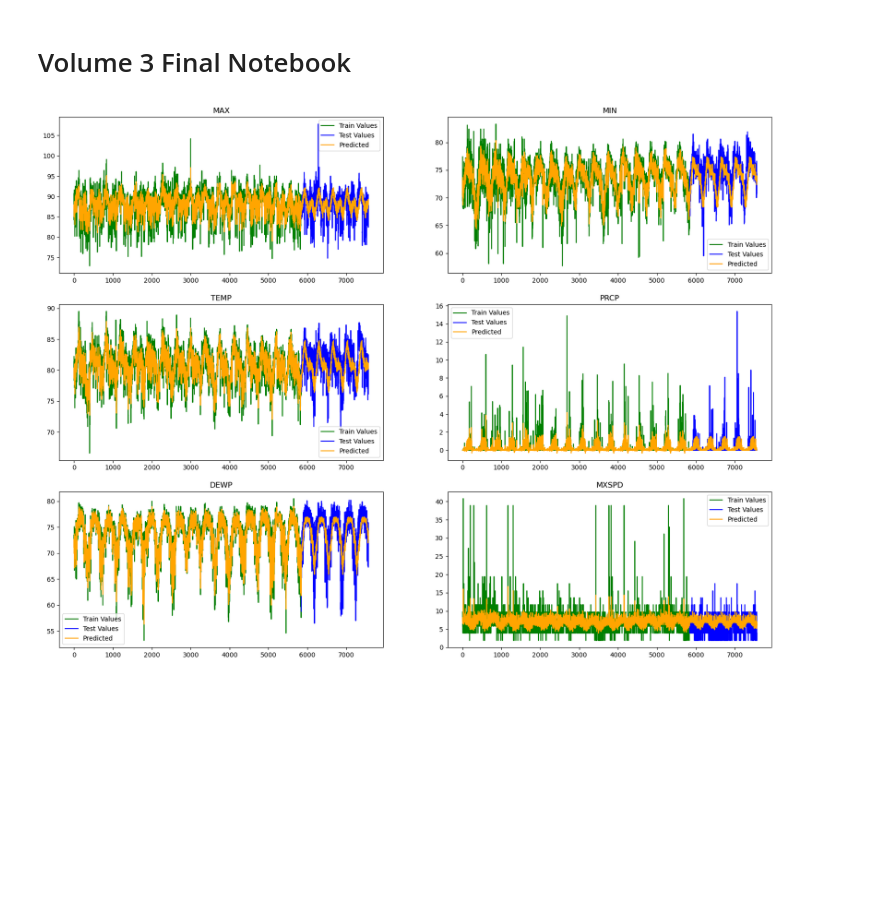
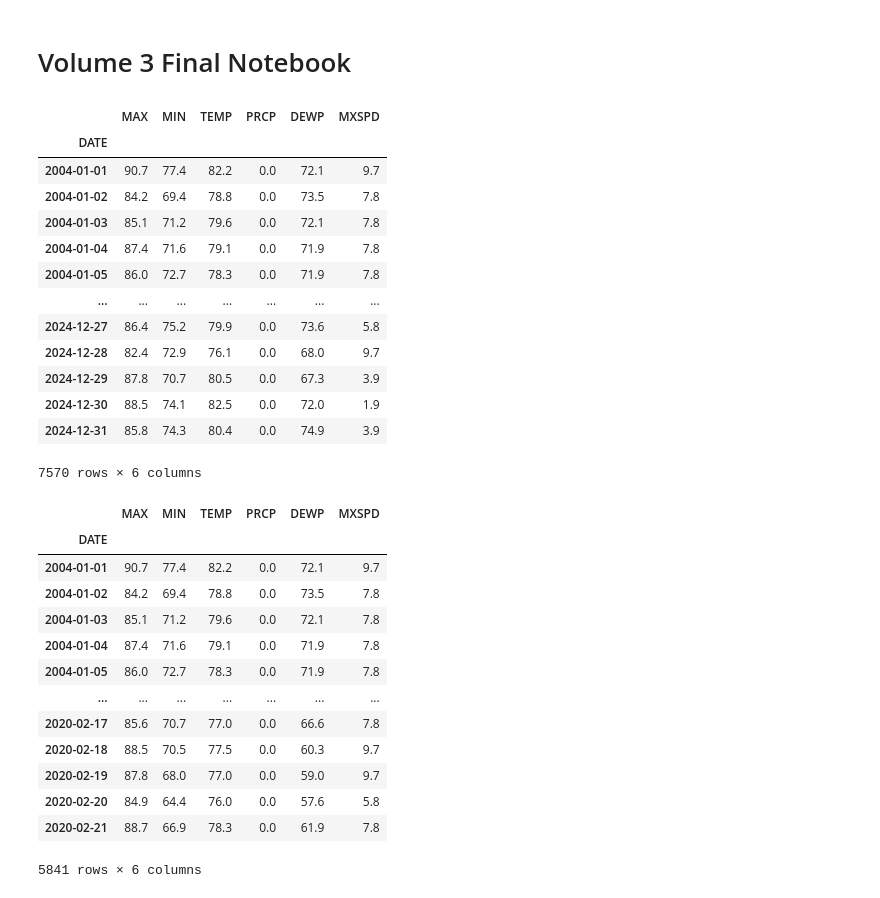
Before and after one commit to oescoba2/Vol3_WinterProject, a Jupyter notebook: final_nb.ipynb, the cells around one changed output. Cells and saved outputs as stored; diff of their text form; code cells hidden in the pictures; blank space fills up the shorter version.

```diff
--- a/final_nb.ipynb
+++ b/final_nb.ipynb
@@ -194,4 +197,21 @@ ph_data = clean_weather_data(DATA_DIR + 'ph_weather.csv', start_year=2004, end_y
 # %%
 train_int = int((len(ph_data) * .8) // 365 * 365)
 test_int = len(ph_data) - train_int
+# %%
+ph_data
+# %% [output]
+|  | MAX | MIN | TEMP | PRCP | DEWP | MXSPD |
+| DATE |  |  |  |  |  |  |
+| 2004-01-01 | 90.7 | 77.4 | 82.2 | 0.0 | 72.1 | 9.7 |
+| 2004-01-02 | 84.2 | 69.4 | 78.8 | 0.0 | 73.5 | 7.8 |
+| 2004-01-03 | 85.1 | 71.2 | 79.6 | 0.0 | 72.1 | 7.8 |
+| 2004-01-04 | 87.4 | 71.6 | 79.1 | 0.0 | 71.9 | 7.8 |
+| 2004-01-05 | 86.0 | 72.7 | 78.3 | 0.0 | 71.9 | 7.8 |
+| ... | ... | ... | ... | ... | ... | ... |
+| 2024-12-27 | 86.4 | 75.2 | 79.9 | 0.0 | 73.6 | 5.8 |
+| 2024-12-28 | 82.4 | 72.9 | 76.1 | 0.0 | 68.0 | 9.7 |
+| 2024-12-29 | 87.8 | 70.7 | 80.5 | 0.0 | 67.3 | 3.9 |
+| 2024-12-30 | 88.5 | 74.1 | 82.5 | 0.0 | 72.0 | 1.9 |
+| 2024-12-31 | 85.8 | 74.3 | 80.4 | 0.0 | 74.9 | 3.9 |
+7570 rows × 6 columns
 # %%
@@ -204,31 +221,20 @@ ph_train, ph_test = ph_data[:train_int+1], ph_data[train_int+1:]#train_test_spli
 wm_ph = WeatherModel(ph_train)
 wm_ph.fit(order=(1, 0, 1))
 predictions = wm_ph.predict(start=0, future=test_int-1)
-# %%
-
-
-unrolled_data = wm_ph.year_data.reshape(-1, wm_ph.year_data.shape[2]).T
-feature_names = ["MAX", "MIN", "TEMP", "PRCP", "DEWP", "MXSPD"]
-
-plt.subplots(3, 2, figsize=(20, 15))
-#print(ph_train.shape)
-for i in range(len(predictions)):
-    train_values = ph_train.values[:, i]
-    test_values = ph_test.values[:, i]
-    #print(i)
-    plt.subplot(3, 2, i + 1)
-    plt.title(feature_names[i])
-
-    plt.plot(np.arange(len(train_values)), train_values, 'g', label='Train Values')
-    plt.plot(np.arange(len(test_values)) + len(train_values), test_values, 'b', label="Test Values")
-    plt.plot(predictions[i], c='orange', label='Predicted')
-    plt.legend()
-
-# for i in range(len(predictions)):
-#     plt.figure(figsize=(20, 5))
-#     plt.title(feature_names[i])
-#     plt.plot(unrolled_data[i])
-#     plt.plot(predictions[i])
-#     plt.show()
-# %% [output]
-[figure, removed]
+# %%
+ph_train
+# %% [output]
+|  | MAX | MIN | TEMP | PRCP | DEWP | MXSPD |
+| DATE |  |  |  |  |  |  |
+| 2004-01-01 | 90.7 | 77.4 | 82.2 | 0.0 | 72.1 | 9.7 |
+| 2004-01-02 | 84.2 | 69.4 | 78.8 | 0.0 | 73.5 | 7.8 |
+| 2004-01-03 | 85.1 | 71.2 | 79.6 | 0.0 | 72.1 | 7.8 |
+| 2004-01-04 | 87.4 | 71.6 | 79.1 | 0.0 | 71.9 | 7.8 |
+| 2004-01-05 | 86.0 | 72.7 | 78.3 | 0.0 | 71.9 | 7.8 |
+| ... | ... | ... | ... | ... | ... | ... |
+| 2020-02-17 | 85.6 | 70.7 | 77.0 | 0.0 | 66.6 | 7.8 |
+| 2020-02-18 | 88.5 | 70.5 | 77.5 | 0.0 | 60.3 | 9.7 |
+| 2020-02-19 | 87.8 | 68.0 | 77.0 | 0.0 | 59.0 | 9.7 |
+| 2020-02-20 | 84.9 | 64.4 | 76.0 | 0.0 | 57.6 | 5.8 |
+| 2020-02-21 | 88.7 | 66.9 | 78.3 | 0.0 | 61.9 | 7.8 |
+5841 rows × 6 columns
```
Also changed, not shown: parts of 11 cells of this notebook.
